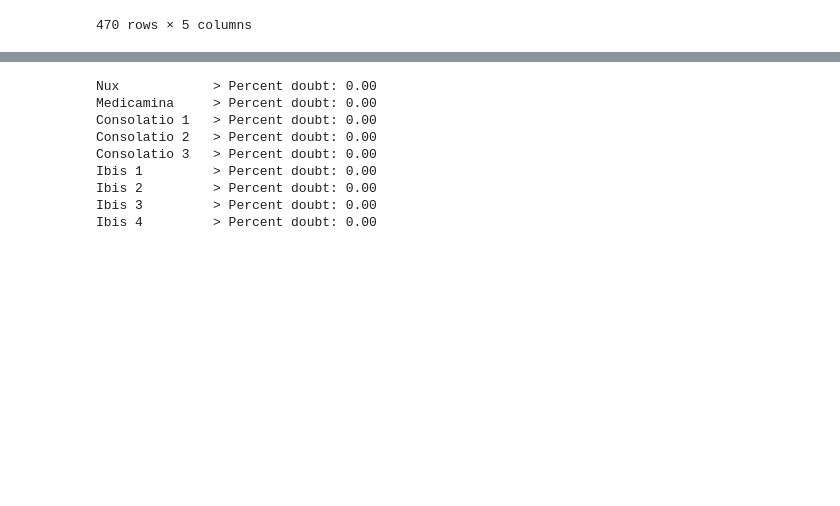
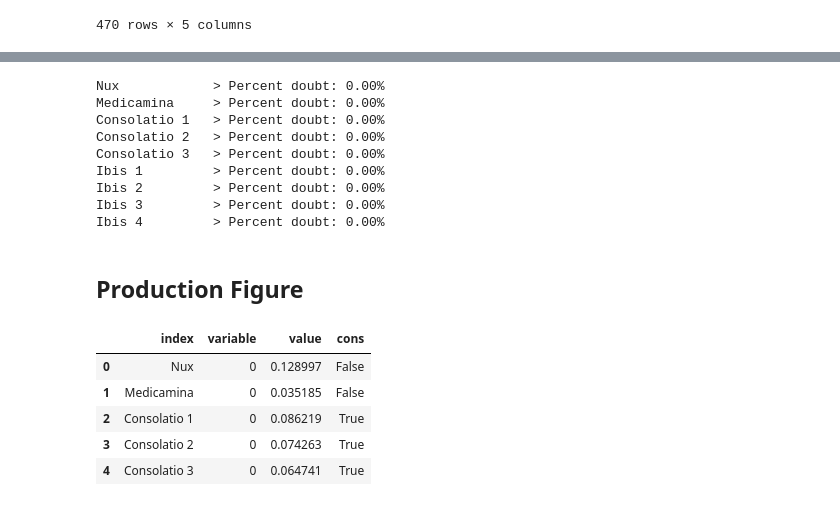
Before and after one commit to bnagy/nux-paper, a Jupyter notebook: repro/nux_boot_ngram.ipynb, the cells around one changed output, grey strips where cells are left out. Drawn from its saved outputs; the diff is of its cells as text; code cells hidden in the pictures; blank space fills up the shorter version.

```diff
--- a/repro/nux_boot_ngram.ipynb
+++ b/repro/nux_boot_ngram.ipynb
@@ -220,15 +204,17 @@ df[df.columns[~df.columns.str.startswith("Consolatio")]].plot(
 # %%
 for poem, ary in results.items():
-    print(f"{poem:<15}> Percent doubt: {sp.stats.percentileofscore(ary, 0):.2f}")
+    print(f"{poem:<15}> Percent doubt: {sp.stats.percentileofscore(ary, 0):.2%}")
 # %% [output]
-Nux            > Percent doubt: 0.00
-Medicamina     > Percent doubt: 0.00
-Consolatio 1   > Percent doubt: 0.00
-Consolatio 2   > Percent doubt: 0.00
-Consolatio 3   > Percent doubt: 0.00
-Ibis 1         > Percent doubt: 0.00
-Ibis 2         > Percent doubt: 0.00
-Ibis 3         > Percent doubt: 0.00
-Ibis 4         > Percent doubt: 0.00
+Nux            > Percent doubt: 0.00%
+Medicamina     > Percent doubt: 0.00%
+Consolatio 1   > Percent doubt: 0.00%
+Consolatio 2   > Percent doubt: 0.00%
+Consolatio 3   > Percent doubt: 0.00%
+Ibis 1         > Percent doubt: 0.00%
+Ibis 2         > Percent doubt: 0.00%
+Ibis 3         > Percent doubt: 0.00%
+Ibis 4         > Percent doubt: 0.00%
+# %% [markdown]
+## Production Figure
 # %%
 %load_ext rpy2.ipython
@@ -240,3 +221,20 @@ tst["cons"] = tst["index"].str.startswith("Cons")
+# %%
+# for ggplot for this kind of plot it is easier to have 'long' tables, so we
+# melt the dataframe so each observation for each text is a 'variable'. We add a
+# column just so we can highlight the _Consolatio_ in a different colour.
+
+dff = df.T
+dff.reset_index(inplace=True)
+tst = dff.melt(id_vars=["index"])
+tst["cons"] = tst["index"].str.startswith("Cons")
+tst.head()
+# %% [output]
+|  | index | variable | value | cons |
+| 0 | Nux | 0 | 0.128997 | False |
+| 1 | Medicamina | 0 | 0.035185 | False |
+| 2 | Consolatio 1 | 0 | 0.086219 | True |
+| 3 | Consolatio 2 | 0 | 0.074263 | True |
+| 4 | Consolatio 3 | 0 | 0.064741 | True |
 # %%
 %%R -i tst -h 3.5 -w 8 -u in -r 300
 library(ggridges)
```
Also changed, not shown: parts of 27 cells of this notebook, 1 other file.
